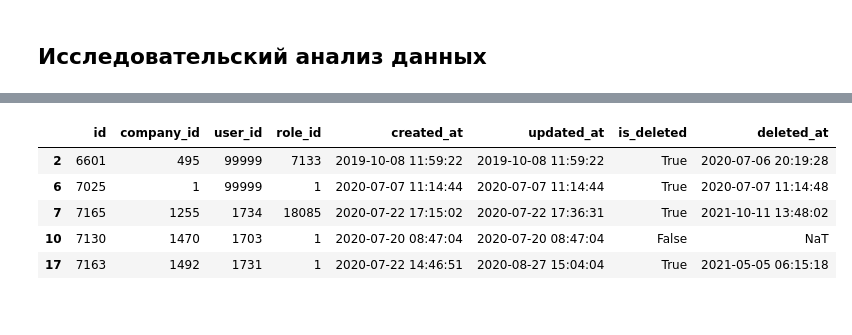
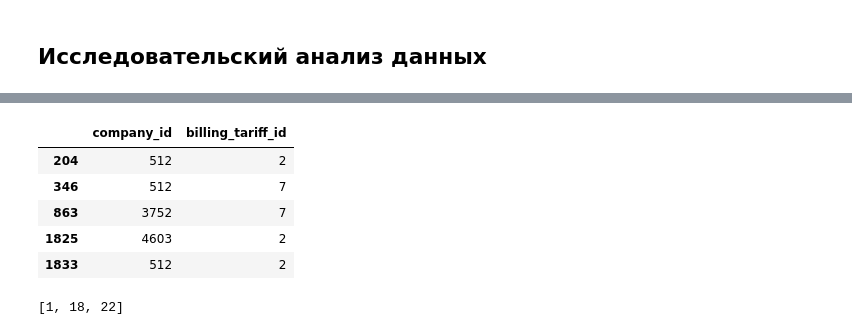
Before and after one commit to laringerman/gectaro, a Jupyter notebook: lgg_masterskaya_gectaro_240404_1.ipynb, the cells around one changed output, grey strips where cells are left out. Cells and saved outputs as stored; diff of their text form; code cells hidden in the pictures.

Commit message:
start company  analysis

```diff
--- a/lgg_masterskaya_gectaro_240404_1.ipynb
+++ b/lgg_masterskaya_gectaro_240404_1.ipynb
@@ -623,0 +779,2 @@ None
+# %%
+actual_companies = billing.query('payed_until >= @current_date')[['company_id', 'billing_tariff_id']].copy()
@@ -624,9 +811,13 @@ None
 # %%
-people.head()
+actual_companies.head()
 # %% [output]
-|  | id | company_id | user_id | role_id | created_at | updated_at | is_deleted | deleted_at |
-| 2 | 6601 | 495 | 99999 | 7133 | 2019-10-08 11:59:22 | 2019-10-08 11:59:22 | True | 2020-07-06 20:19:28 |
-| 6 | 7025 | 1 | 99999 | 1 | 2020-07-07 11:14:44 | 2020-07-07 11:14:44 | True | 2020-07-07 11:14:48 |
-| 7 | 7165 | 1255 | 1734 | 18085 | 2020-07-22 17:15:02 | 2020-07-22 17:36:31 | True | 2021-10-11 13:48:02 |
-| 10 | 7130 | 1470 | 1703 | 1 | 2020-07-20 08:47:04 | 2020-07-20 08:47:04 | False | NaT |
-| 17 | 7163 | 1492 | 1731 | 1 | 2020-07-22 14:46:51 | 2020-08-27 15:04:04 | True | 2021-05-05 06:15:18 |
+|  | company_id | billing_tariff_id |
+| 204 | 512 | 2 |
+| 346 | 512 | 7 |
+| 863 | 3752 | 7 |
+| 1825 | 4603 | 2 |
+| 1833 | 512 | 2 |
+# %%
+free_plans
+# %% [output]
+[1, 18, 22]
```
Also changed, not shown: parts of 33 cells of this notebook.
